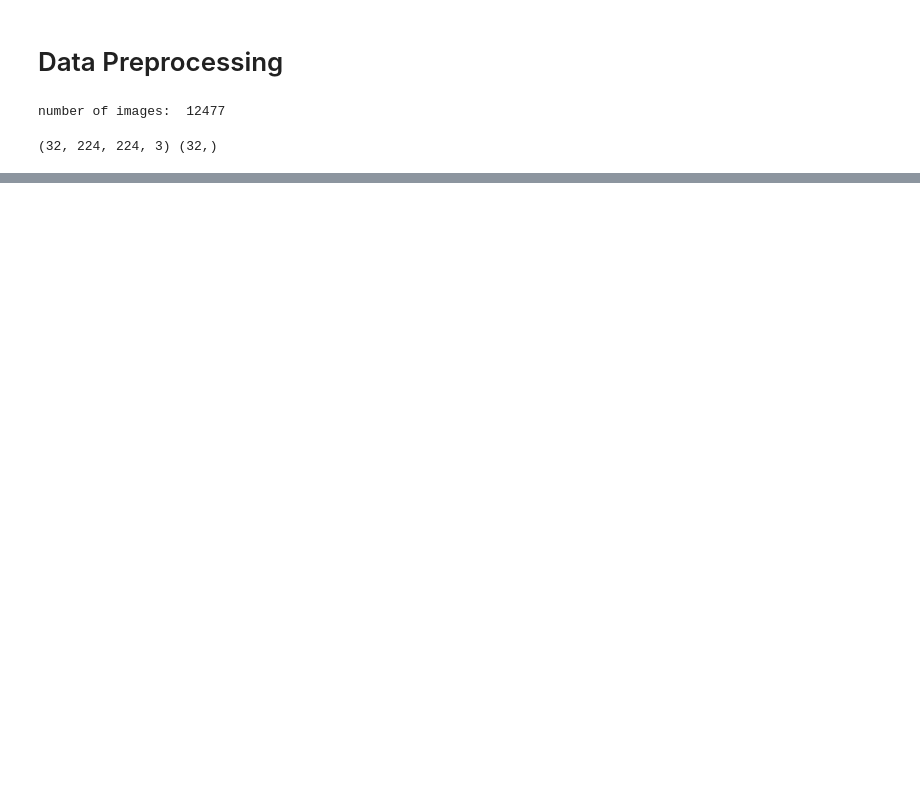
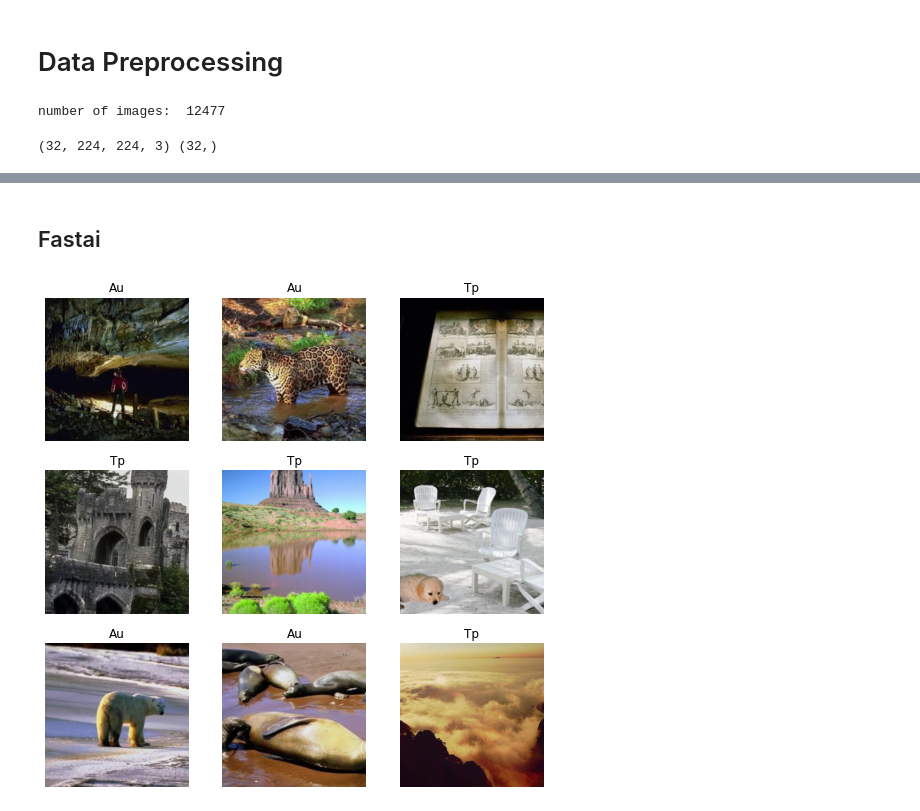
Before and after one commit to skj092/Forgegy-Image-Detection-Using-Error-level-Analysis-and-Deep-Learning, a Jupyter notebook: Fake_Image_Detection.ipynb, the cells around one changed output, grey strips where cells are left out. Saved outputs shown, nothing was run; the diff lists cells and outputs as text; code cells hidden in the pictures; blank space fills up the shorter version.

```diff
--- a/Fake_Image_Detection.ipynb
+++ b/Fake_Image_Detection.ipynb
@@ -129 +145,24 @@ Epoch 4/6
 KeyboardInterrupt: ignored
+# %% [markdown]
+## Fastai
+# %%
+# importing fastai library
+from fastai.vision.all import *
+
+# root directory
+path = Path('/content/CASIA2')
+
+# creating a datablock
+dblock = DataBlock(blocks=(ImageBlock, CategoryBlock),
+                     get_items=get_image_files,
+                        splitter=RandomSplitter(valid_pct=0.2, seed=42),
+                        get_y=parent_label,
+                        item_tfms=Resize(224))
+
+# creating a dataloader
+dls = dblock.dataloaders(path)
+
+# testing the dataloader
+dls.show_batch()
+# %% [output]
+[figure, added]
```
Also changed, not shown: parts of 14 cells of this notebook.
